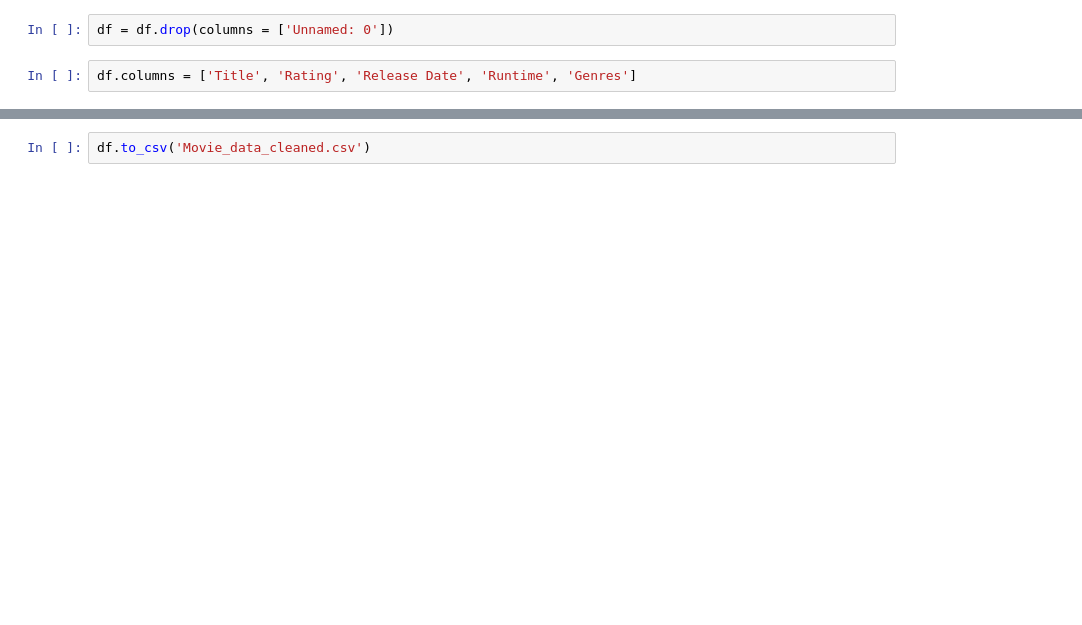
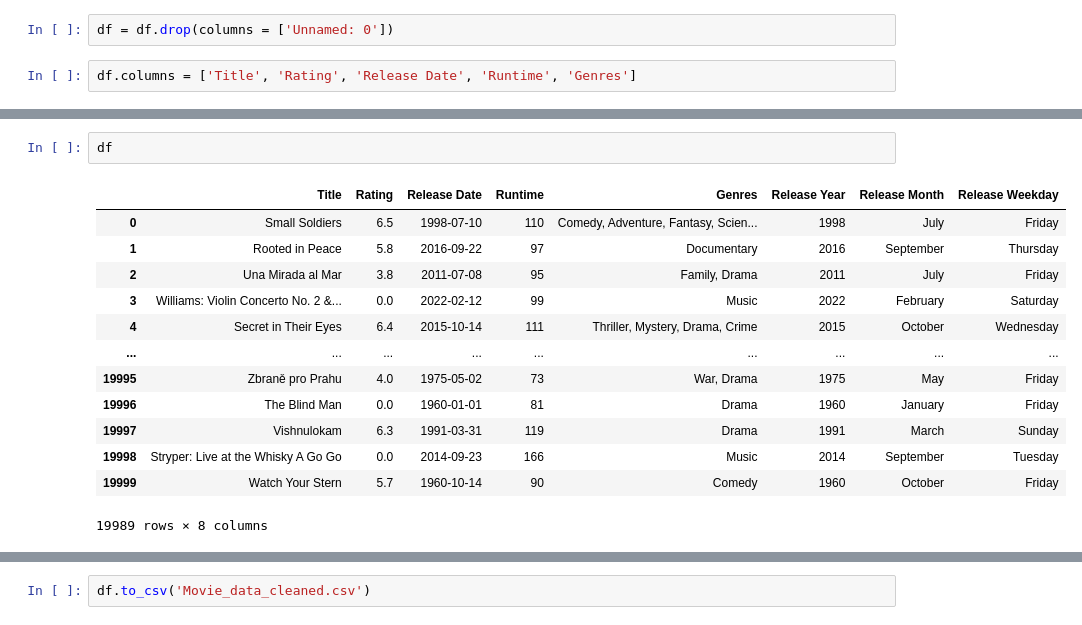
Before and after one commit to hagarwal011/Movie_Data_Analysis, a Jupyter notebook: Exploratory_Data_Analysis.ipynb, the cells around one changed output, grey strips where cells are left out. Drawn from its saved outputs; the diff is of its cells as text; blank space fills up the shorter version.

```diff
--- a/Exploratory_Data_Analysis.ipynb
+++ b/Exploratory_Data_Analysis.ipynb
@@ -86,3 +134,19 @@ memory usage: 702.6+ KB
+# %%
+df
+# %% [output]
+|  | Title | Rating | Release Date | Runtime | Genres | Release Year | Release Month | Release Weekday |
+| 0 | Small Soldiers | 6.5 | 1998-07-10 | 110 | Comedy, Adventure, Fantasy, Scien... | 1998 | July | Friday |
+| 1 | Rooted in Peace | 5.8 | 2016-09-22 | 97 | Documentary | 2016 | September | Thursday |
+| 2 | Una Mirada al Mar | 3.8 | 2011-07-08 | 95 | Family, Drama | 2011 | July | Friday |
+| 3 | Williams: Violin Concerto No. 2 &... | 0.0 | 2022-02-12 | 99 | Music | 2022 | February | Saturday |
+| 4 | Secret in Their Eyes | 6.4 | 2015-10-14 | 111 | Thriller, Mystery, Drama, Crime | 2015 | October | Wednesday |
+| ... | ... | ... | ... | ... | ... | ... | ... | ... |
+| 19995 | Zbraně pro Prahu | 4.0 | 1975-05-02 | 73 | War, Drama | 1975 | May | Friday |
+| 19996 | The Blind Man | 0.0 | 1960-01-01 | 81 | Drama | 1960 | January | Friday |
+| 19997 | Vishnulokam | 6.3 | 1991-03-31 | 119 | Drama | 1991 | March | Sunday |
+| 19998 | Stryper: Live at the Whisky A Go Go | 0.0 | 2014-09-23 | 166 | Music | 2014 | September | Tuesday |
+| 19999 | Watch Your Stern | 5.7 | 1960-10-14 | 90 | Comedy | 1960 | October | Friday |
+19989 rows × 8 columns
 # %%
 df.describe()
 # %% [output]
```
Also changed, not shown: parts of 17 cells of this notebook.
